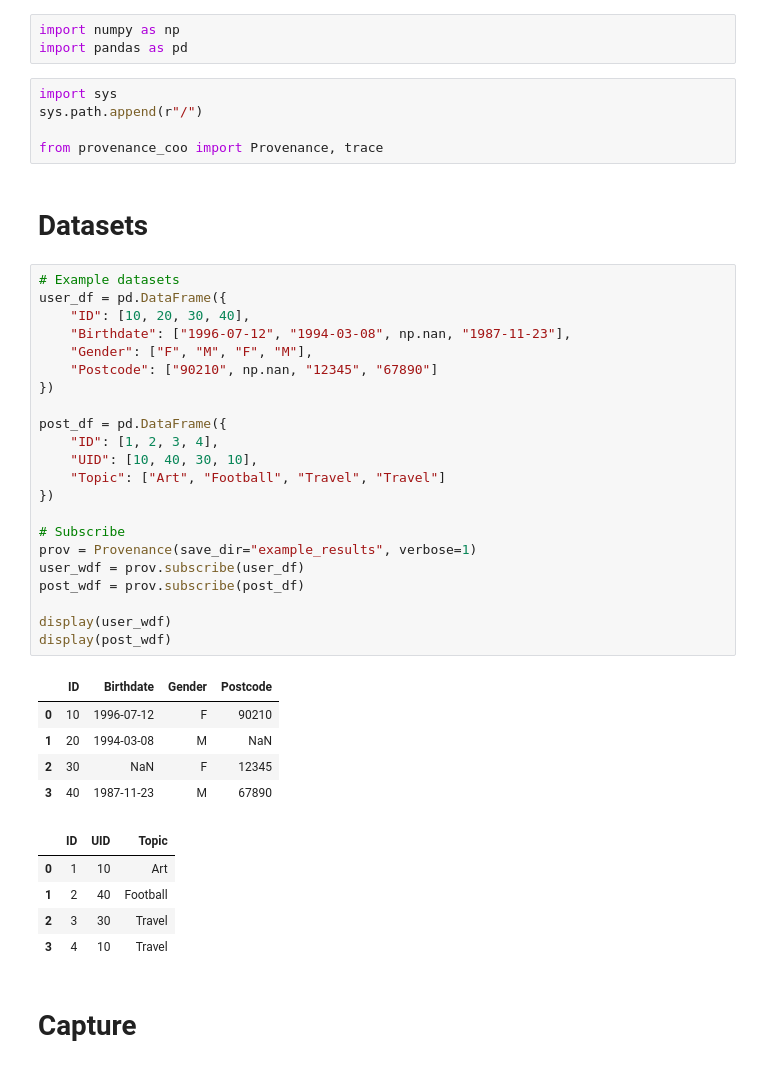
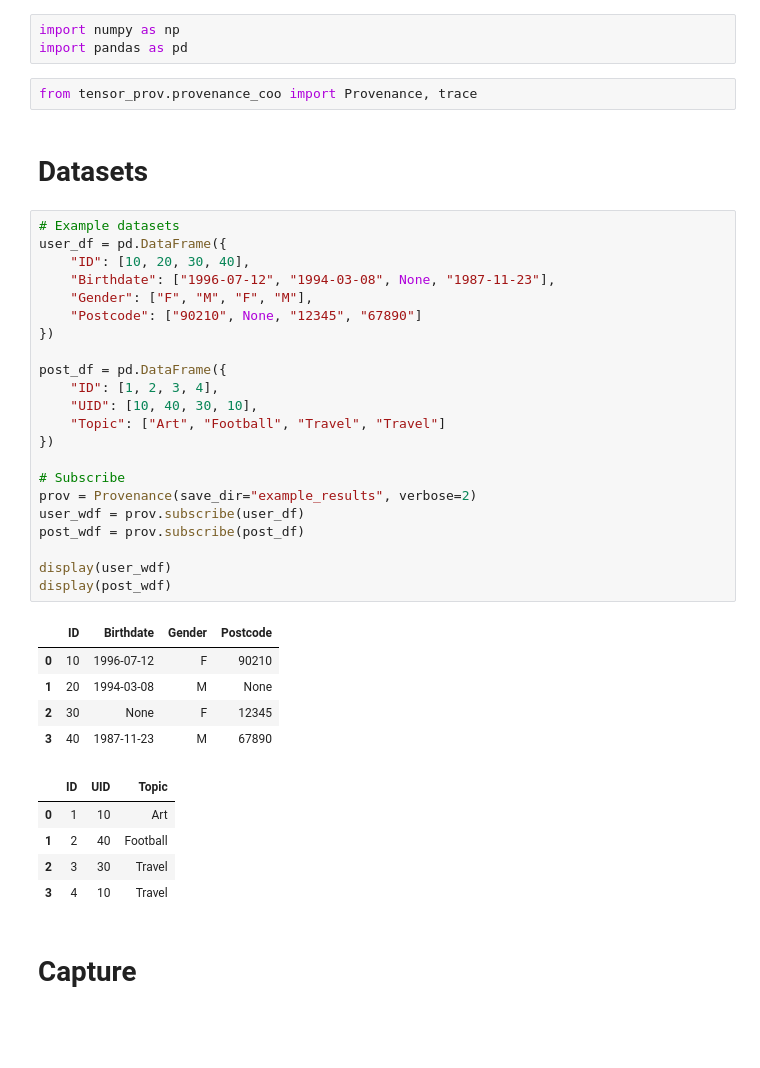
Before and after one commit to yuyan-z/tensor_prov, a Jupyter notebook: examples/example.ipynb, the cells around one changed output. Drawn from its saved outputs; the diff is of its cells as text; blank space fills up the shorter version.

Commit message:
Modify example

```diff
--- a/examples/example.ipynb
+++ b/examples/example.ipynb
@@ -2,39 +2,36 @@
 import numpy as np
 import pandas as pd
 # %%
-import sys
-sys.path.append(r"/")
-
-from provenance_coo import Provenance, trace
+from tensor_prov.provenance_coo import Provenance, trace
 # %% [markdown]
 # Datasets
 # %%
 # Example datasets
 user_df = pd.DataFrame({
     "ID": [10, 20, 30, 40],
-    "Birthdate": ["1996-07-12", "1994-03-08", np.nan, "1987-11-23"],
+    "Birthdate": ["1996-07-12", "1994-03-08", None, "1987-11-23"],
     "Gender": ["F", "M", "F", "M"],
-    "Postcode": ["90210", np.nan, "12345", "67890"]
+    "Postcode": ["90210", None, "12345", "67890"]
 })
 
 post_df = pd.DataFrame({
     "ID": [1, 2, 3, 4],
     "UID": [10, 40, 30, 10],
     "Topic": ["Art", "Football", "Travel", "Travel"]
 })
 
 # Subscribe
-prov = Provenance(save_dir="example_results", verbose=1)
+prov = Provenance(save_dir="example_results", verbose=2)
 user_wdf = prov.subscribe(user_df)
 post_wdf = prov.subscribe(post_df)
 
 display(user_wdf)
 display(post_wdf)
 # %% [output]
 |  | ID | Birthdate | Gender | Postcode |
 | 0 | 10 | 1996-07-12 | F | 90210 |
-| 1 | 20 | 1994-03-08 | M | NaN |
-| 2 | 30 | NaN | F | 12345 |
+| 1 | 20 | 1994-03-08 | M | None |
+| 2 | 30 | None | F | 12345 |
 | 3 | 40 | 1987-11-23 | M | 67890 |
 |  | ID | UID | Topic |
 | 0 | 1 | 10 | Art |
```
Also changed, not shown: parts of 6 cells of this notebook, 2 other files.
